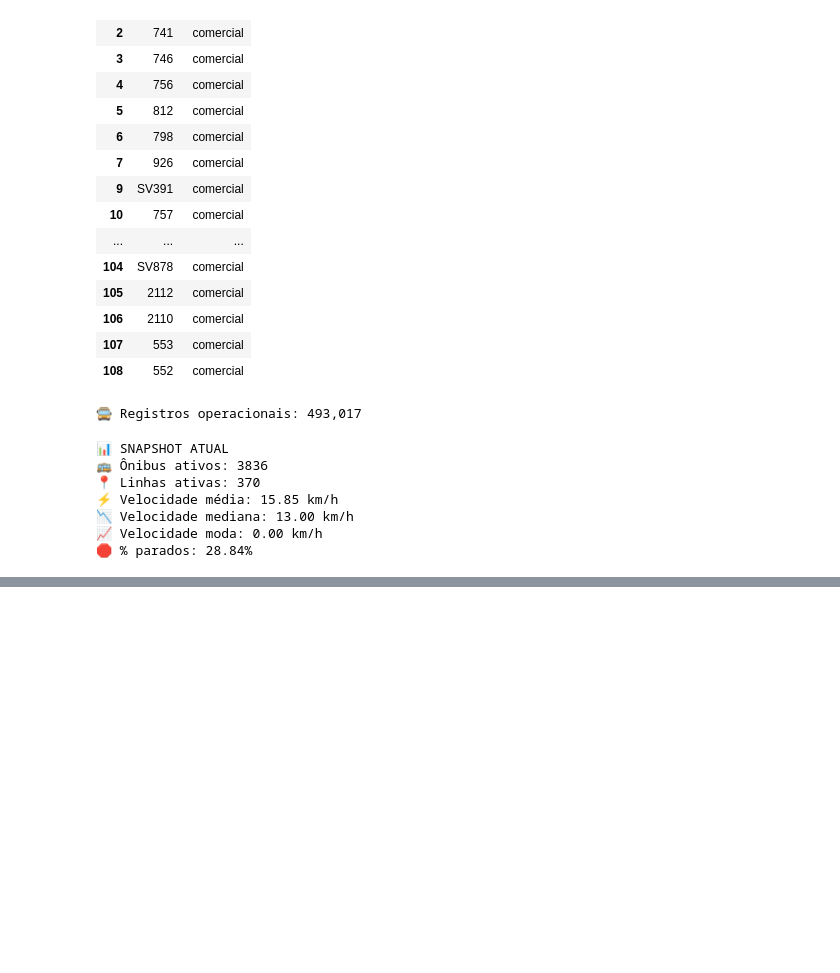
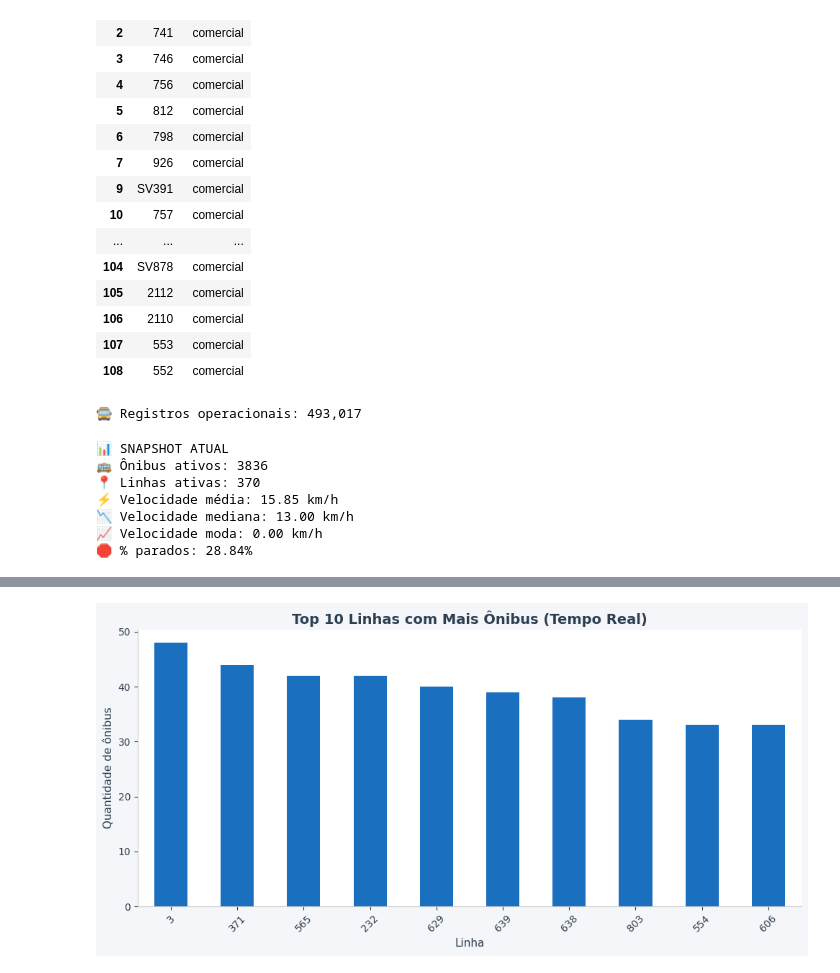
Before and after one commit to viniciusgonc/big_data_proj, a Jupyter notebook: codigo/gold_análises_av2_big_data.ipynb, the cells around one changed output, grey strips where cells are left out. Drawn from its saved outputs; the diff is of its cells as text; code cells hidden in the pictures; blank space fills up the shorter version.

```diff
--- a/codigo/gold_análises_av2_big_data.ipynb
+++ b/codigo/gold_análises_av2_big_data.ipynb
@@ -166,0 +282,25 @@ print(f'🛑 % parados: {pct_parados:.2f}%')
+# %%
+# =========================
+# TOP LINHAS (ÔNIBUS ÚNICOS)
+# =========================
+
+top_linhas = (
+    df_operacao.groupby('linha')['ordem']
+    .nunique()
+    .sort_values(ascending=False)
+    .head(10)
+)
+
+plt.figure(figsize=(10,5))
+
+top_linhas.plot(kind='bar', color=AZUL)
+
+plt.title('Top 10 Linhas com Mais Ônibus (Tempo Real)')
+plt.ylabel('Quantidade de ônibus')
+plt.xlabel('Linha')
+
+plt.xticks(rotation=45)
+plt.tight_layout()
+plt.show()
+# %% [output]
+[figure, added]
```
Also changed, not shown: parts of 9 cells of this notebook, 1 other file.
